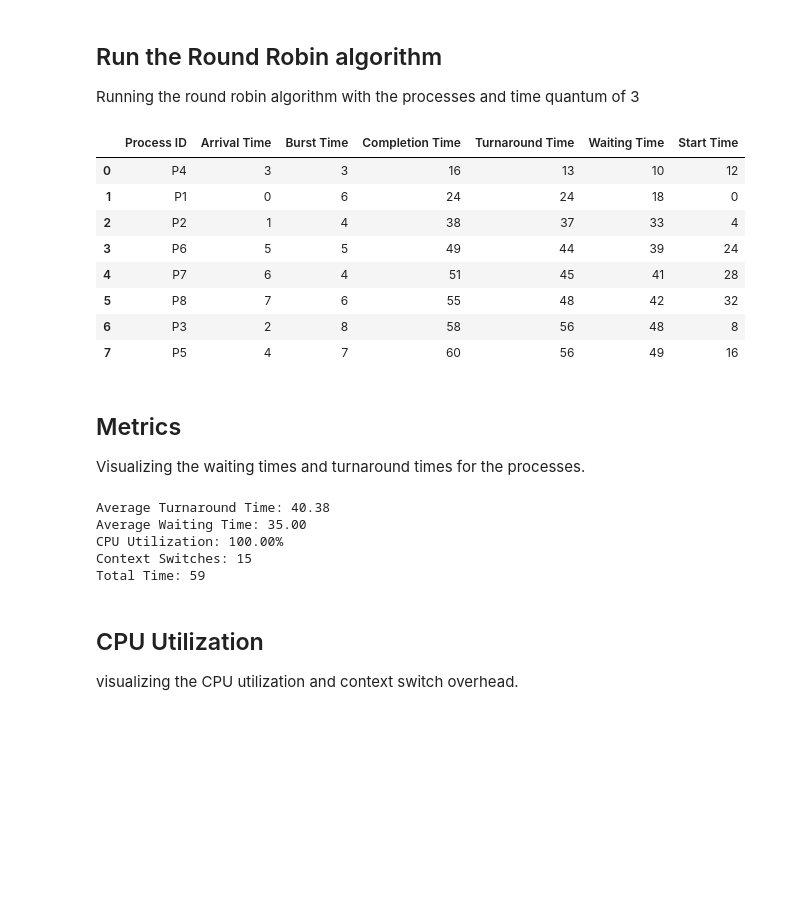
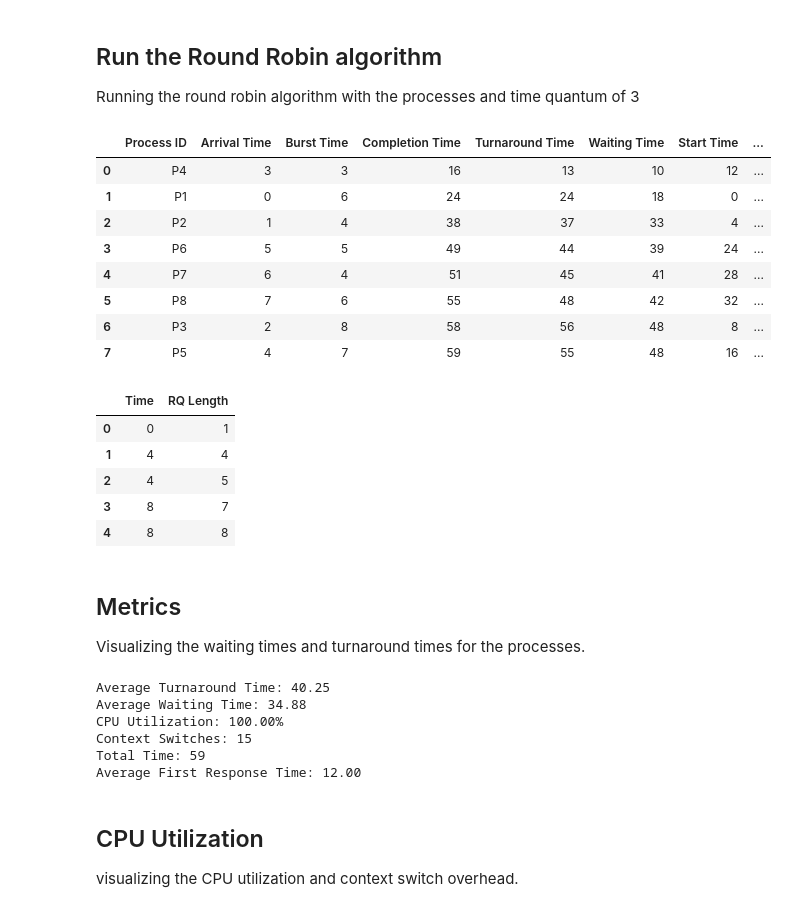
Before and after one commit to abhikarki/ARRTQ-Scheduling, a Jupyter notebook: notebooks/demo_baseRR.ipynb, the cells around one changed output. Cells and saved outputs as stored; diff of their text form; code cells hidden in the pictures; blank space fills up the shorter version.

Commit message:
new metrics visualizations

```diff
--- a/notebooks/demo_baseRR.ipynb
+++ b/notebooks/demo_baseRR.ipynb
@@ -59,32 +59,43 @@ Running the round robin algorithm with the processes and time quantum of 3
 # %%
 time_quantum = 3
 context_switch_time = 1
 metrics = round_robin(processes, time_quantum, context_switch_time)
 
 # Create a DataFrame with completion metrics
 results_df = pd.DataFrame([
     {
         'Process ID': p.pid,
         'Arrival Time': p.arrival_time,
         'Burst Time': p.burst_time,
         'Completion Time': p.completion_time,
         'Turnaround Time': p.turnaround_time,
         'Waiting Time': p.waiting_time,
-        'Start Time': p.start_time
+        'Start Time': p.start_time,
+        'First Response Time': metrics["first_response_times"].get(p.pid, None),
     } for p in metrics['completed_processes']
 ])
 
 display(results_df)
+
+rq_df = pd.DataFrame(metrics['rq_length_over_time'], columns=['Time', 'RQ Length'])
+
+display(rq_df.head())
 # %% [output]
-|  | Process ID | Arrival Time | Burst Time | Completion Time | Turnaround Time | Waiting Time | Start Time |
-| 0 | P4 | 3 | 3 | 16 | 13 | 10 | 12 |
-| 1 | P1 | 0 | 6 | 24 | 24 | 18 | 0 |
-| 2 | P2 | 1 | 4 | 38 | 37 | 33 | 4 |
-| 3 | P6 | 5 | 5 | 49 | 44 | 39 | 24 |
-| 4 | P7 | 6 | 4 | 51 | 45 | 41 | 28 |
-| 5 | P8 | 7 | 6 | 55 | 48 | 42 | 32 |
-| 6 | P3 | 2 | 8 | 58 | 56 | 48 | 8 |
-| 7 | P5 | 4 | 7 | 60 | 56 | 49 | 16 |
+|  | Process ID | Arrival Time | Burst Time | Completion Time | Turnaround Time | Waiting Time | Start Time | ... |
+| 0 | P4 | 3 | 3 | 16 | 13 | 10 | 12 | ... |
+| 1 | P1 | 0 | 6 | 24 | 24 | 18 | 0 | ... |
+| 2 | P2 | 1 | 4 | 38 | 37 | 33 | 4 | ... |
+| 3 | P6 | 5 | 5 | 49 | 44 | 39 | 24 | ... |
+| 4 | P7 | 6 | 4 | 51 | 45 | 41 | 28 | ... |
+| 5 | P8 | 7 | 6 | 55 | 48 | 42 | 32 | ... |
+| 6 | P3 | 2 | 8 | 58 | 56 | 48 | 8 | ... |
+| 7 | P5 | 4 | 7 | 59 | 55 | 48 | 16 | ... |
+|  | Time | RQ Length |
+| 0 | 0 | 1 |
+| 1 | 4 | 4 |
+| 2 | 4 | 5 |
+| 3 | 8 | 7 |
+| 4 | 8 | 8 |
 # %% [markdown]
 ## Metrics
 
@@ -124,12 +135,46 @@ print(f"Average Waiting Time: {metrics['average_waiting_time']:.2f}")
 print(f"CPU Utilization: {metrics['cpu_utilization']:.2f}%")
 print(f"Context Switches: {metrics['context_switches']}")
 print(f"Total Time: {metrics['execution_time']}")
+print(f"Average First Response Time: {metrics['average_first_response_time']:.2f}")
+
+
+if 'First Response Time' in results_df.columns:
+    fig3 = go.Figure()
+    fig3.add_trace(go.Bar(
+        x=results_df['Process ID'],
+        y=results_df['First Response Time'],
+        name='First Response Time',
+        marker_color='rgb(255, 153, 51)'
+    ))
+    fig3.update_layout(
+        title='Process First Response Time',
+        xaxis_title='Process ID',
+        yaxis_title='Time Units',
+        barmode='group'
+    )
+    fig3.show()
+
+fig2 = go.Figure()
+fig2.add_trace(go.Scatter(
+    x=rq_df["Time"],
+    y=rq_df["RQ Length"],
+    mode='lines+markers',
+    name='Ready Queue Length',
+    line=dict(color='orange')
+))
+fig2.update_layout(
+    title='Ready Queue Length Over Time',
+    xaxis_title='Time Units',
+    yaxis_title='Queue Length'
+)
+fig2.show()
 # %% [output]
-Average Turnaround Time: 40.38
-Average Waiting Time: 35.00
+Average Turnaround Time: 40.25
+Average Waiting Time: 34.88
 CPU Utilization: 100.00%
 Context Switches: 15
 Total Time: 59
+Average First Response Time: 12.00
 # %% [markdown]
 ## CPU Utilization
 
```
Also changed, not shown: 1 other file.
